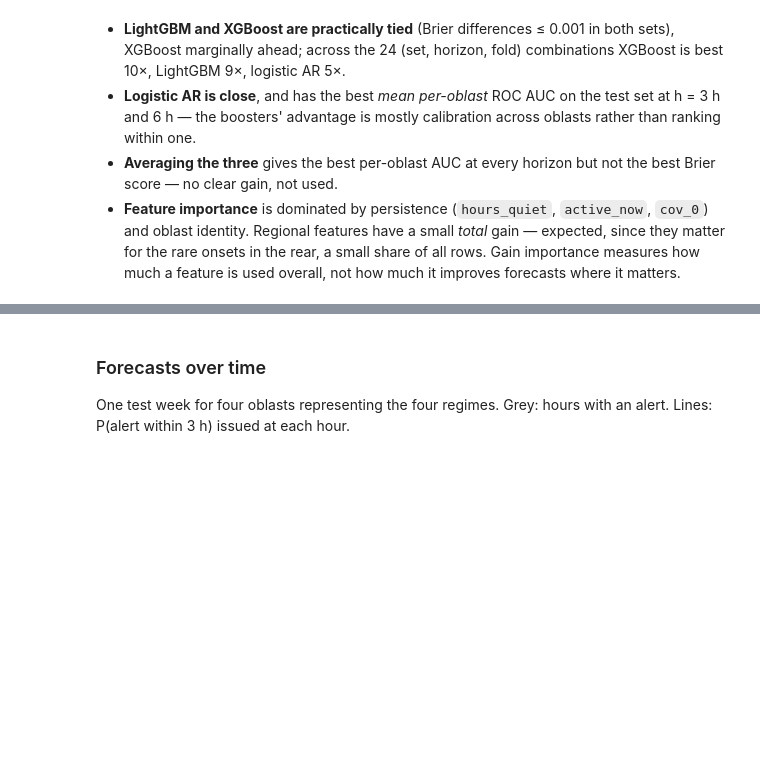
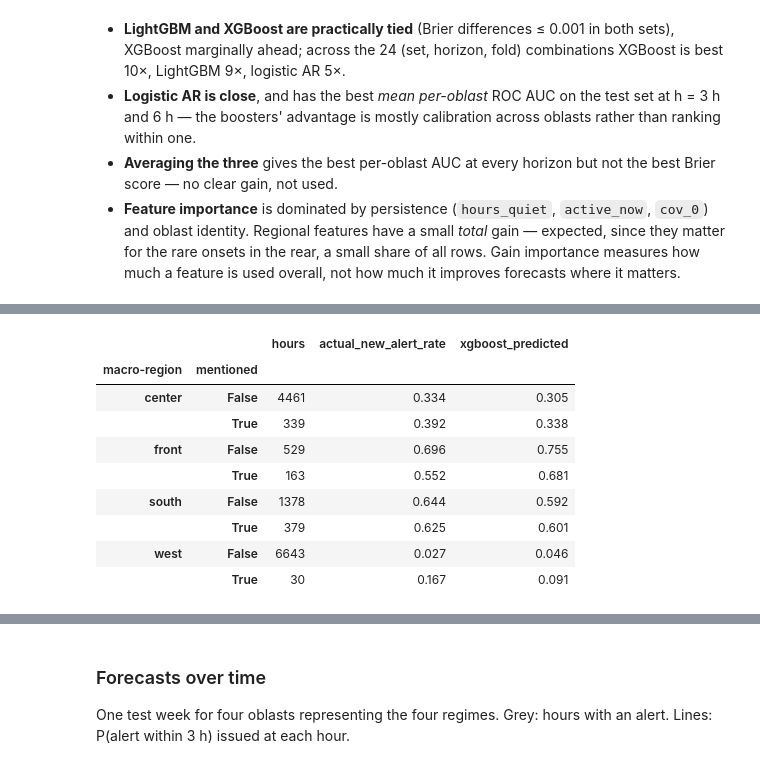
Before and after one commit to andriiboichuk13/ua_alerts_analysis, a Jupyter notebook: notebooks/model.ipynb, the cells around one changed output, grey strips where cells are left out. Cells and saved outputs as stored; diff of their text form; code cells hidden in the pictures; blank space fills up the shorter version.

```diff
--- a/notebooks/model.ipynb
+++ b/notebooks/model.ipynb
@@ -371,0 +444,13 @@ imp.head(10).round(3).T
+# %%
+text_experiment.mention_table(preds, panel)
+# %% [output]
+|  |  | hours | actual_new_alert_rate | xgboost_predicted |
+| macro-region | mentioned |  |  |  |
+| center | False | 4461 | 0.334 | 0.305 |
+|  | True | 339 | 0.392 | 0.338 |
+| front | False | 529 | 0.696 | 0.755 |
+|  | True | 163 | 0.552 | 0.681 |
+| south | False | 1378 | 0.644 | 0.592 |
+|  | True | 379 | 0.625 | 0.601 |
+| west | False | 6643 | 0.027 | 0.046 |
+|  | True | 30 | 0.167 | 0.091 |
```
Also changed, not shown: parts of 16 cells of this notebook, 12 other files.
